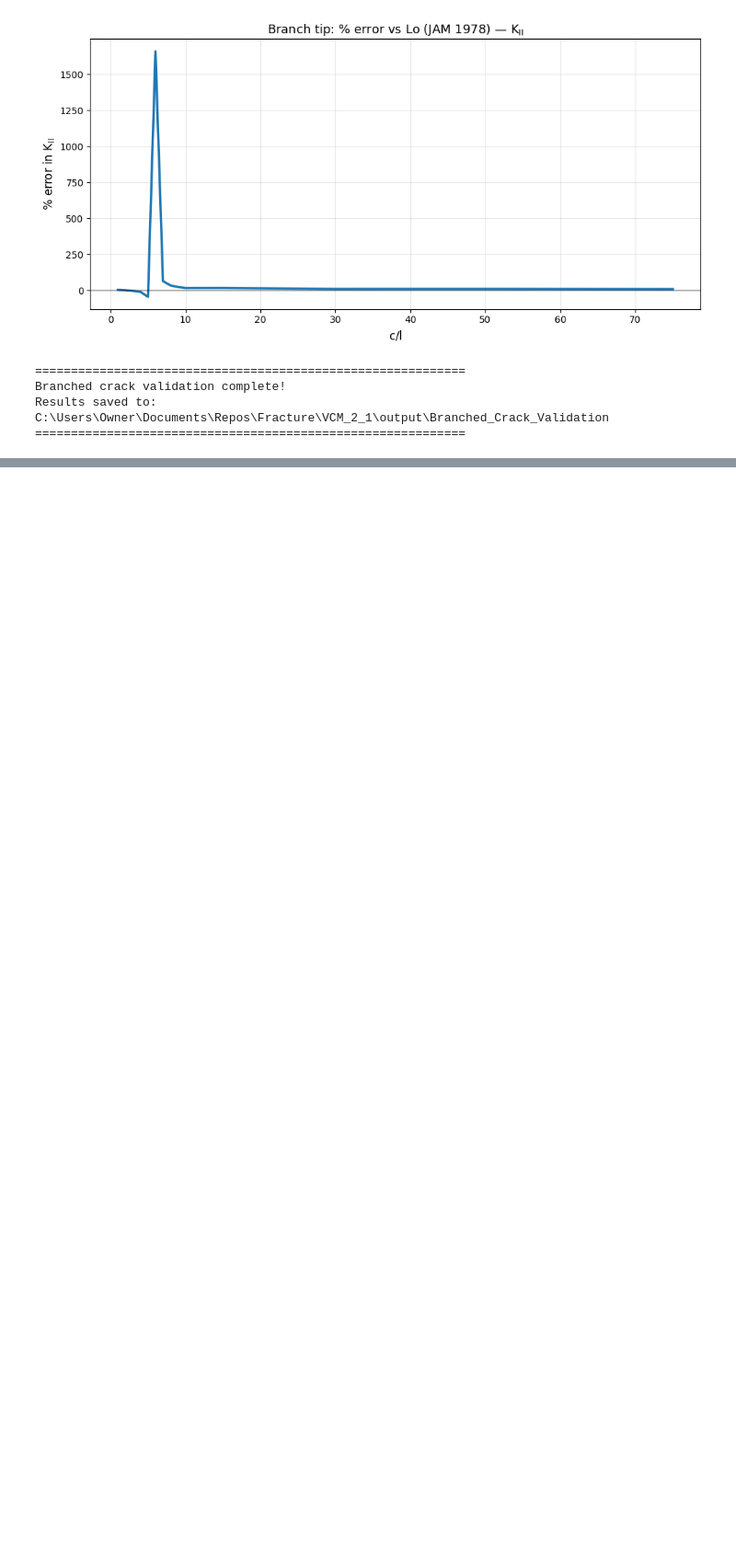
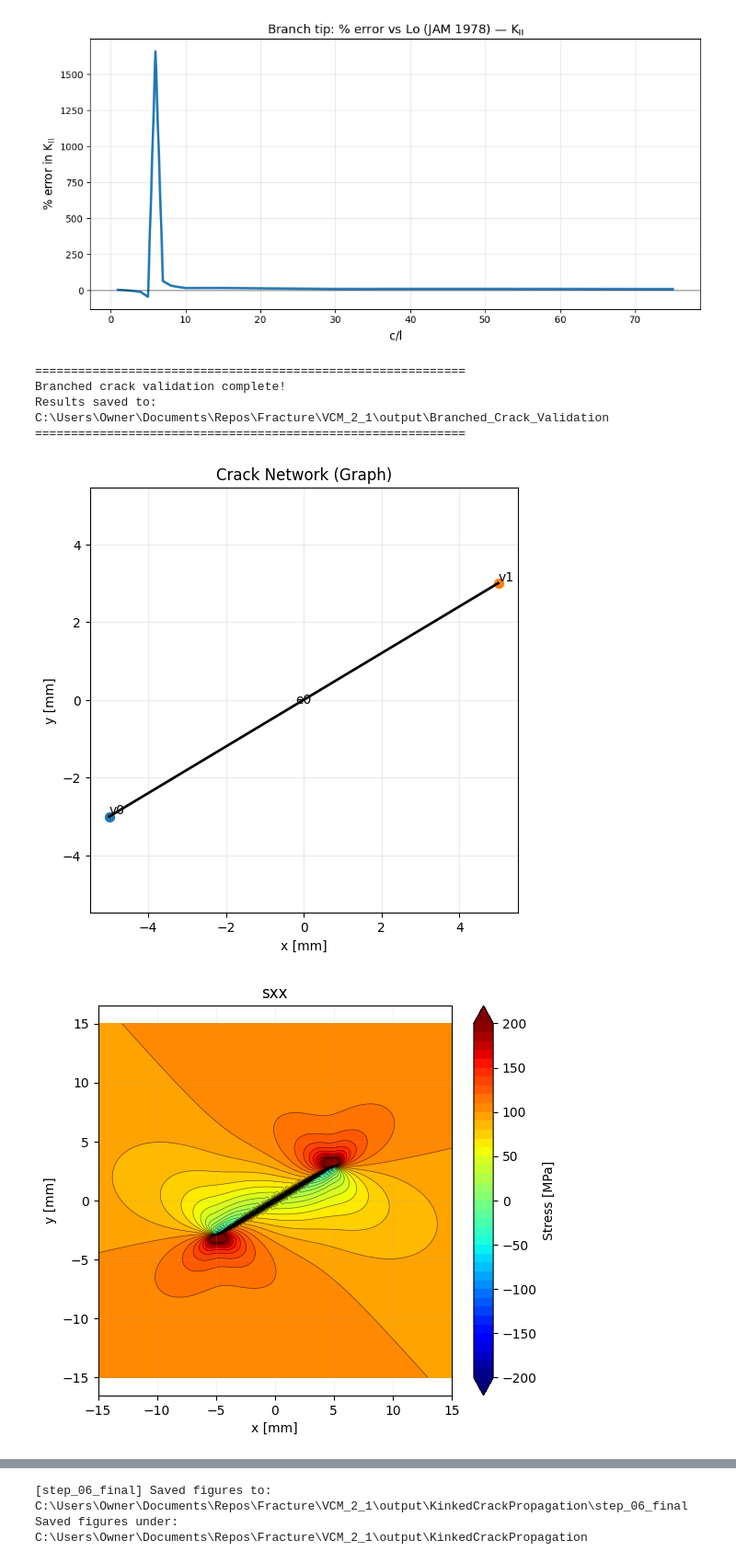
Before and after one commit to Ghoniem/Fracture, a Jupyter notebook: VCM_2_1/notebooks/propagation.ipynb, the cells around one changed output, grey strips where cells are left out. Shown at 92% size. Cells and saved outputs as stored; diff of their text form; code cells hidden in the pictures; blank space fills up the shorter version.

Commit message:
Successful simulation of crack growth using the "fixed_step" mode.

```diff
--- a/VCM_2_1/notebooks/propagation.ipynb
+++ b/VCM_2_1/notebooks/propagation.ipynb
@@ -822,8 +822,8 @@ solver_kwargs = dict(
     refine_kinks=True,
     refine_junction_endpoints=True,
     # how much refinement
-    endpoint_min_nodes=6,     # was effectively ~6
-    kink_side_nodes=2,         # was 2 in current solver defaults
+    endpoint_min_nodes=4,     # was effectively ~6
+    kink_side_nodes=1,         # was 2 in current solver defaults
     # clustering shape
     tip_cluster="power",
     tip_cluster_power=2.5,
@@ -891,31 +891,33 @@ prop = CrackPropagator(
     direction_law=dir_law,
 )
 
 # ----------------------------
 # Plot INITIAL
 # ----------------------------
 solve_and_plot(net0, tag="step_00_initial")
 
 # ----------------------------
 # Propagate (NO plotting during loop)
 # ----------------------------
-n_steps = 2
+n_steps = 6
 net = net0
 
 for k in range(1, n_steps + 1):
     result = prop.grow_one_increment(net)
     net = result.network_new
 
     grew = sum(1 for r in result.reports if bool(getattr(r, "grew", False)))
     print(f"[step_{k:02d}] grown_tips={grew}")
 
     if grew == 0:
         print("No tips exceeded toughness. Stopping.")
         break
 
 # ----------------------------
 # Plot FINAL
 # ----------------------------
 solve_and_plot(net, tag=f"step_{k:02d}_final")
 print("Saved figures under:", out_dir)
 # %% [output]
+[figure, added]
+[figure, added]
@@ -922,0 +939,2 @@ ImportError: CrackPropagator is not available. Expected in fracture_utils.Upropa
+[step_06_final] Saved figures to: C:\Users\Owner\Documents\Repos\Fracture\VCM_2_1\output\KinkedCrackPropagation\step_06_final
+Saved figures under: C:\Users\Owner\Documents\Repos\Fracture\VCM_2_1\output\KinkedCrackPropagation
```
Also changed, not shown: parts of 1 cell of this notebook, 17 other files.
